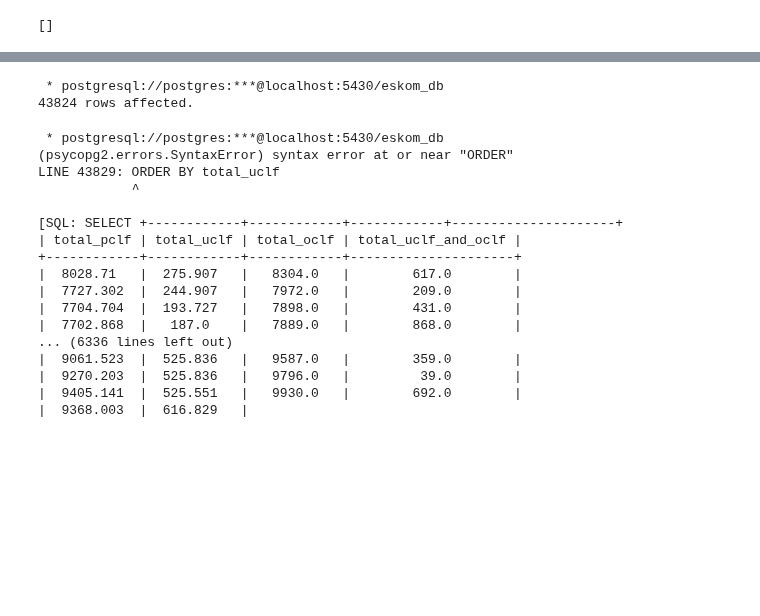
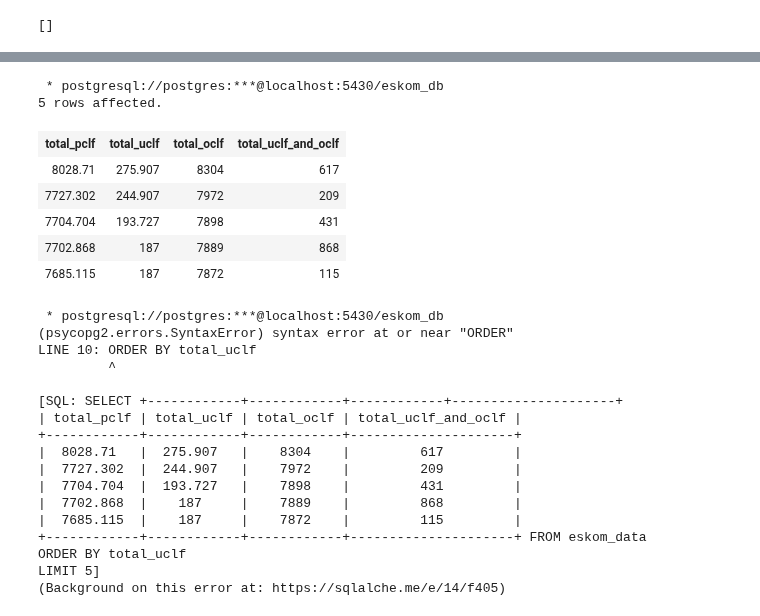
Before and after one commit to The-DigitalAcademy/Eskom_Data_Analysis, a Jupyter notebook: Loss.ipynb, the cells around one changed output, grey strips where cells are left out. Drawn from its saved outputs; the diff is of its cells as text; code cells hidden in the pictures; blank space fills up the shorter version.

```diff
--- a/Loss.ipynb
+++ b/Loss.ipynb
@@ -72,9 +79,16 @@ CSV HEADER;
 []
 # %%
-loss = %sql SELECT total_pclf,total_uclf,total_oclf,total_uclf_and_oclf  FROM eskom_data
+loss = %sql SELECT total_pclf,total_uclf,total_oclf,total_uclf_and_oclf  FROM eskom_data LIMIT 5
+loss
 # %% [output]
  * postgresql://postgres:***@localhost:5430/eskom_db
-43824 rows affected.
+5 rows affected.
+| total_pclf | total_uclf | total_oclf | total_uclf_and_oclf |
+| 8028.71 | 275.907 | 8304 | 617 |
+| 7727.302 | 244.907 | 7972 | 209 |
+| 7704.704 | 193.727 | 7898 | 431 |
+| 7702.868 | 187 | 7889 | 868 |
+| 7685.115 | 187 | 7872 | 115 |
 # %%
 %%sql
 SELECT {loss} FROM eskom_data
@@ -83,18 +97,18 @@ LIMIT 5
 # %% [output]
  * postgresql://postgres:***@localhost:5430/eskom_db
 (psycopg2.errors.SyntaxError) syntax error at or near "ORDER"
-LINE 43829: ORDER BY total_uclf
-            ^
+LINE 10: ORDER BY total_uclf
+         ^
 
 [SQL: SELECT +------------+------------+------------+---------------------+
 | total_pclf | total_uclf | total_oclf | total_uclf_and_oclf |
 +------------+------------+------------+---------------------+
-|  8028.71   |  275.907   |   8304.0   |        617.0        |
-|  7727.302  |  244.907   |   7972.0   |        209.0        |
-|  7704.704  |  193.727   |   7898.0   |        431.0        |
-|  7702.868  |   187.0    |   7889.0   |        868.0        |
-... (6336 lines left out)
-|  9061.523  |  525.836   |   9587.0   |        359.0        |
-|  9270.203  |  525.836   |   9796.0   |         39.0        |
-|  9405.141  |  525.551   |   9930.0   |        692.0        |
-|  9368.003  |  616.829   |
+|  8028.71   |  275.907   |    8304    |         617         |
+|  7727.302  |  244.907   |    7972    |         209         |
+|  7704.704  |  193.727   |    7898    |         431         |
+|  7702.868  |    187     |    7889    |         868         |
+|  7685.115  |    187     |    7872    |         115         |
++------------+------------+------------+---------------------+ FROM eskom_data
+ORDER BY total_uclf
+LIMIT 5]
+(Background on this error at: https://sqlalche.me/e/14/f405)
```
Also changed, not shown: parts of 6 cells of this notebook.
